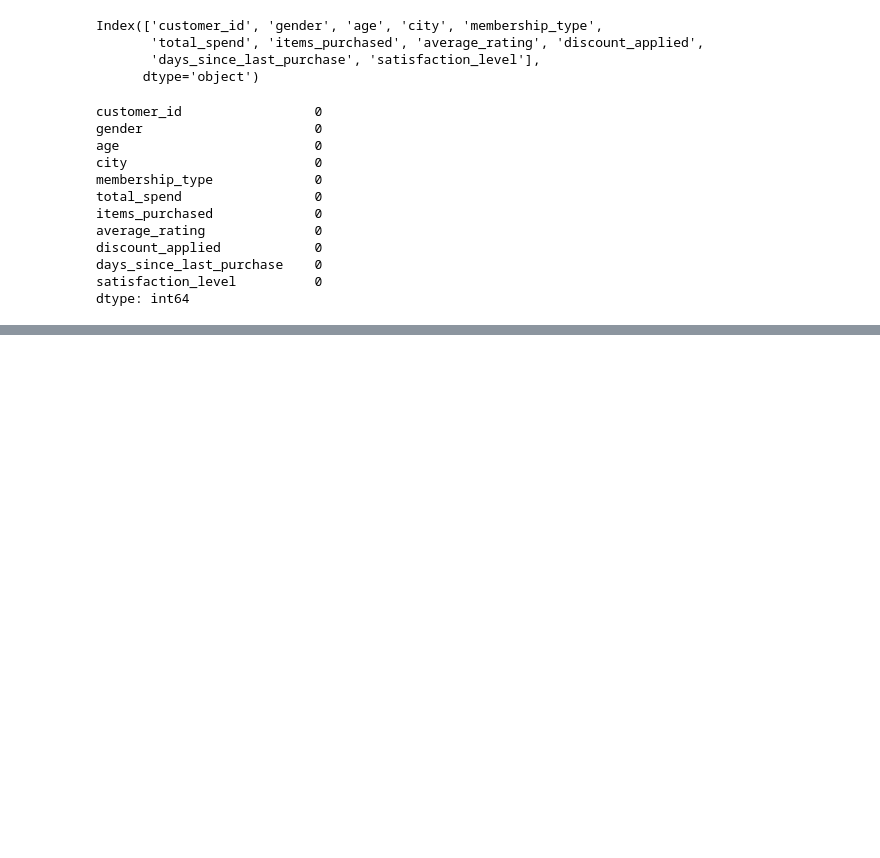
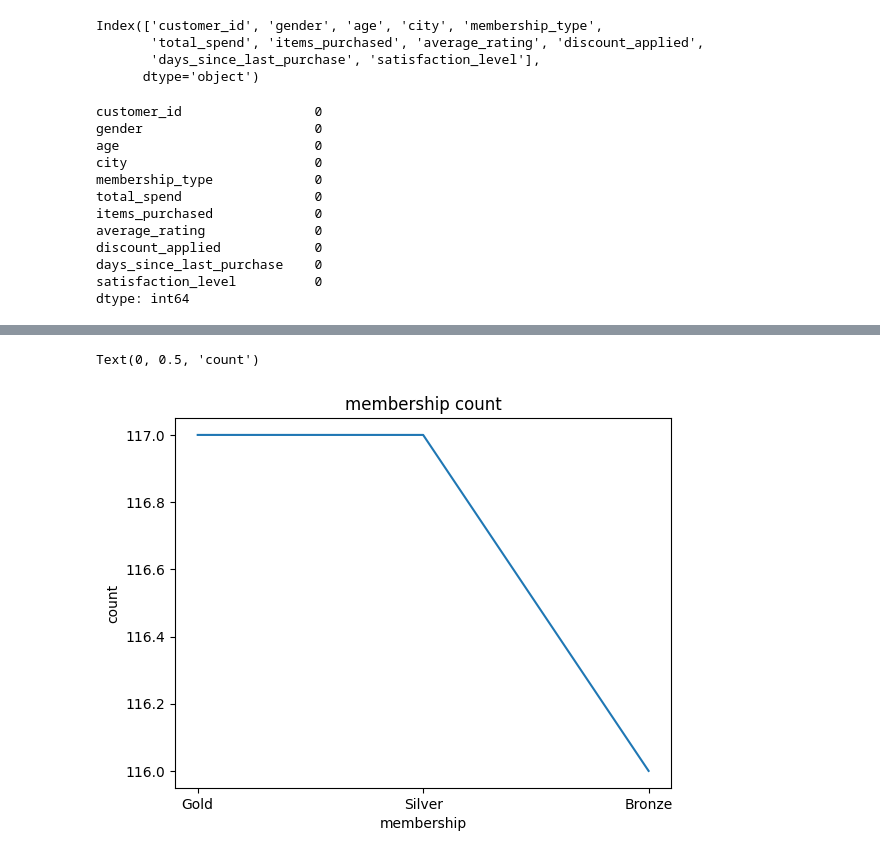
Before and after one commit to libinplal123/ml-learning-pandas, a Jupyter notebook: customer-behaviour-case-study/customer_behaviour.ipynb, the cells around one changed output, grey strips where cells are left out. Saved outputs shown, nothing was run; the diff lists cells and outputs as text; code cells hidden in the pictures; blank space fills up the shorter version.

```diff
--- a/customer-behaviour-case-study/customer_behaviour.ipynb
+++ b/customer-behaviour-case-study/customer_behaviour.ipynb
@@ -52,0 +74,10 @@ dtype: int64
+# %%
+# membership wise count
+membership_wise_count=df["membership_type"].value_counts()
+plt.plot(membership_wise_count)
+plt.title("membership count")
+plt.xlabel("membership")
+plt.ylabel("count")
+# %% [output]
+Text(0, 0.5, 'count')
+[figure, added]
```
Also changed, not shown: parts of 12 cells of this notebook.
